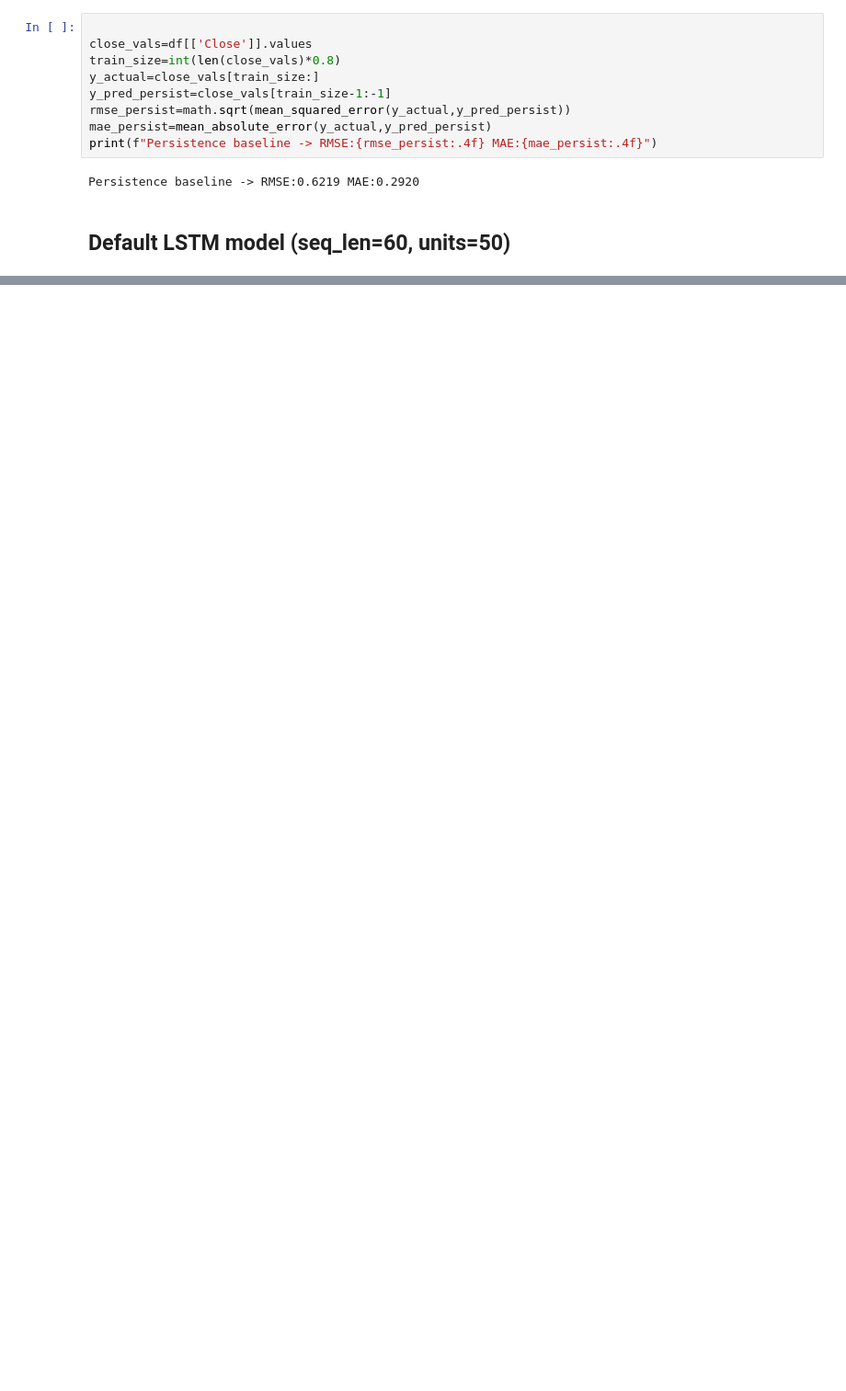
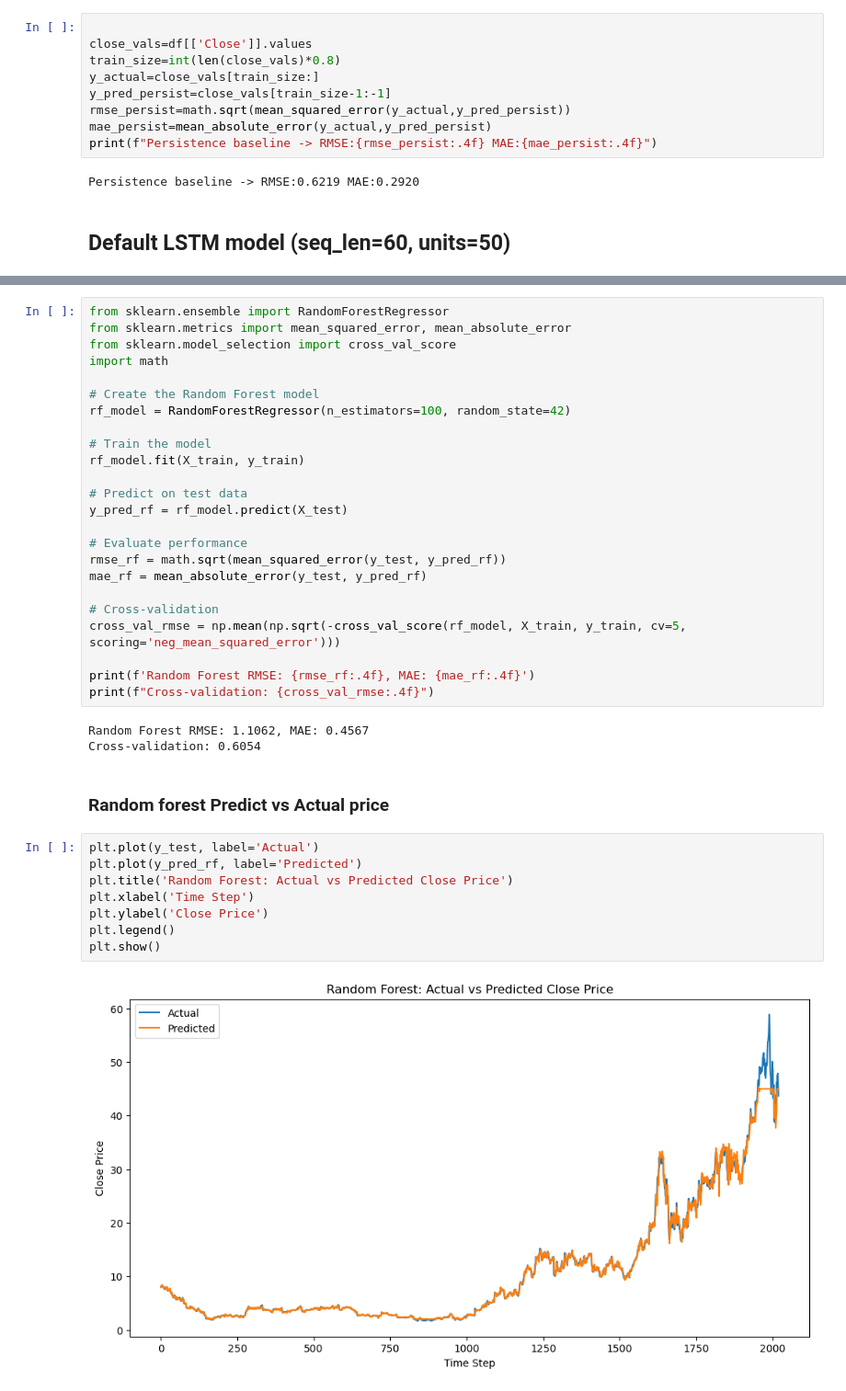
Before and after one commit to nam97viet/COSC4368_GroupProject, a Jupyter notebook: stock_price_prediction_enhanced.ipynb, the cells around one changed output, grey strips where cells are left out. Shown: that part at 92% size. Drawn from its saved outputs; the diff is of its cells as text; blank space fills up the shorter version.

```diff
--- a/stock_price_prediction_enhanced.ipynb
+++ b/stock_price_prediction_enhanced.ipynb
@@ -123,0 +236,39 @@ Compare the training and validation loss curves above:
+# %%
+from sklearn.ensemble import RandomForestRegressor
+from sklearn.metrics import mean_squared_error, mean_absolute_error
+from sklearn.model_selection import cross_val_score
+import math
+
+# Create the Random Forest model
+rf_model = RandomForestRegressor(n_estimators=100, random_state=42)
+
+# Train the model
+rf_model.fit(X_train, y_train)
+
+# Predict on test data
+y_pred_rf = rf_model.predict(X_test)
+
+# Evaluate performance
+rmse_rf = math.sqrt(mean_squared_error(y_test, y_pred_rf))
+mae_rf = mean_absolute_error(y_test, y_pred_rf)
+
+# Cross-validation
+cross_val_rmse = np.mean(np.sqrt(-cross_val_score(rf_model, X_train, y_train, cv=5, scoring='neg_mean_squared_error')))
+
+print(f'Random Forest RMSE: {rmse_rf:.4f}, MAE: {mae_rf:.4f}')
+print(f"Cross-validation: {cross_val_rmse:.4f}")
+# %% [output]
+Random Forest RMSE: 1.1062, MAE: 0.4567
+Cross-validation: 0.6054
+# %% [markdown]
+### Random forest Predict vs Actual price
+# %%
+plt.plot(y_test, label='Actual')
+plt.plot(y_pred_rf, label='Predicted')
+plt.title('Random Forest: Actual vs Predicted Close Price')
+plt.xlabel('Time Step')
+plt.ylabel('Close Price')
+plt.legend()
+plt.show()
+# %% [output]
+[figure, added]
```
Also changed, not shown: parts of 20 cells of this notebook.
